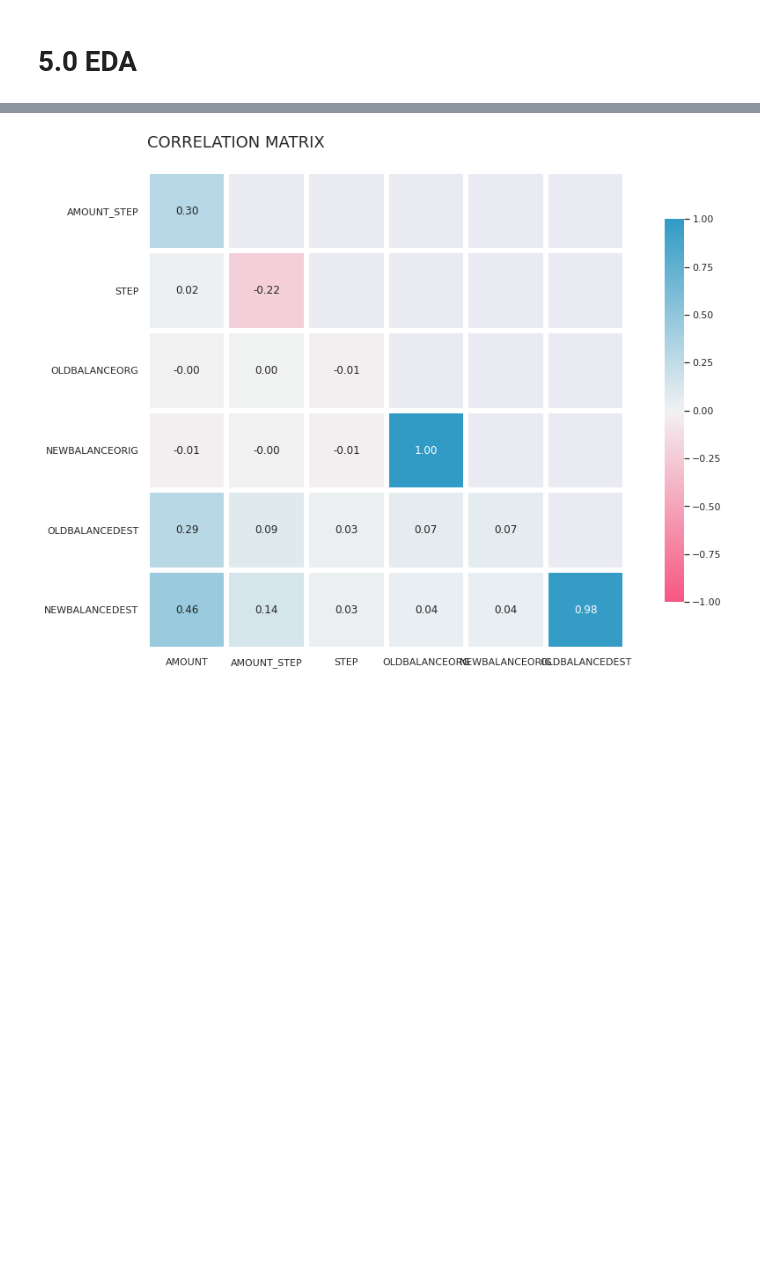
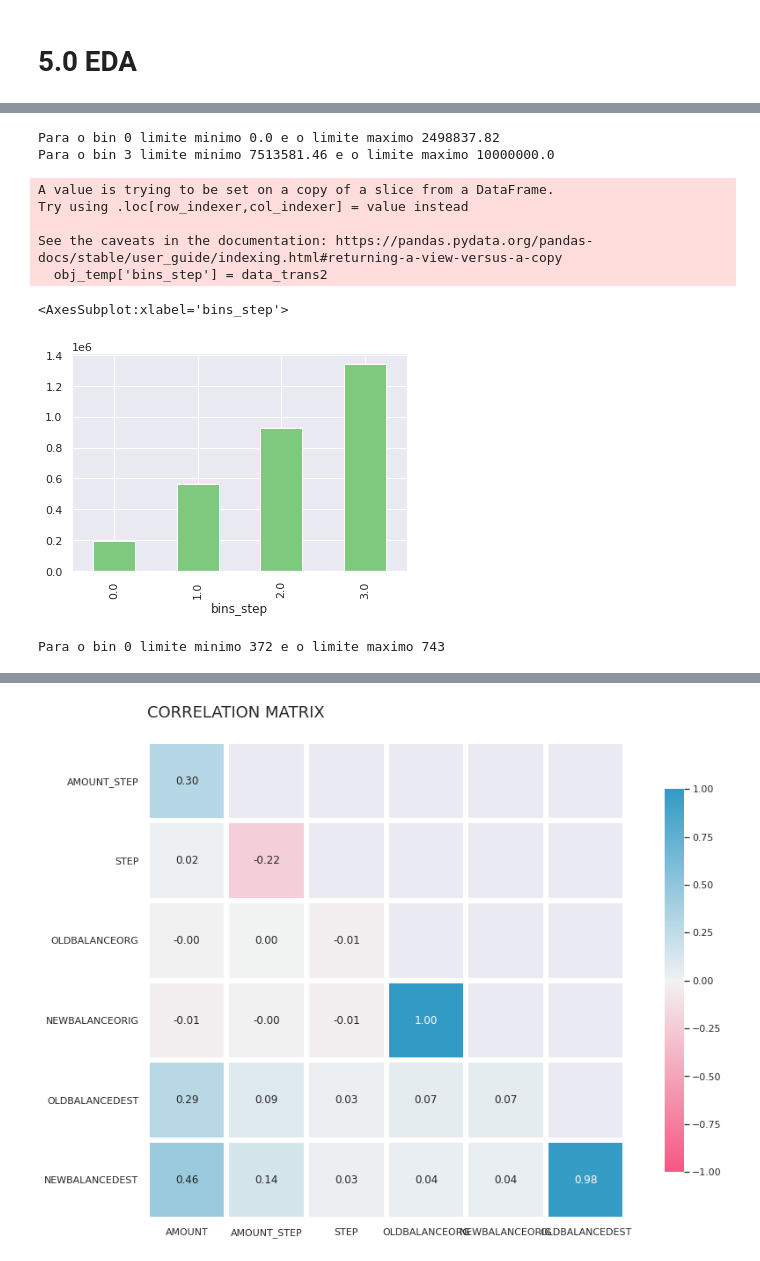
Before and after one commit to bruno154/project-6-blocker-fraud-company, a Jupyter notebook: notebooks/pa002_blocker_fraud.ipynb, the cells around one changed output, grey strips where cells are left out. Drawn from its saved outputs; the diff is of its cells as text; code cells hidden in the pictures; blank space fills up the shorter version.

```diff
--- a/notebooks/pa002_blocker_fraud.ipynb
+++ b/notebooks/pa002_blocker_fraud.ipynb
@@ -134,14 +136,9 @@ def Myheat_map(dataset, variaveis):
 # 1.0 Collect Data
 # %%
 # With pandas
-start = time.time()
-
-train_pd, X_pd, y_pd = get_data(path='../data/trans_fraud_data.csv', target='isFraud')
+train, X, y = get_data(path='../data/trans_fraud_data.csv', target='isFraud')
 print(f'Quantidade de Colunas {train.shape[1]}')
 print(f'Quantidade de Observações {train.shape[0]}')
-train.head()
-
-print(f'\nTempo de execução: {round(time.time()-start,2)} segundos')
 # %% [output]
 Quantidade de Colunas 11
 Quantidade de Observações 6362620
@@ -160,12 +168,7 @@ client = Client(cluster)
 # %%
 # With dask
-start = time.time()
-
-train, X, y = get_data_dask(path='../data/trans_fraud_data.csv', target='isFraud')
+train_da, X_da, y_da = get_data_dask(path='../data/trans_fraud_data.csv', target='isFraud')
 print(f'Quantidade de Colunas {train.shape[1]}')
 
 obs = delayed(len)(delayed(list)(train.index))
 print(f'Quantidade de Observações {obs.compute()}')
-train.head()
-
-print(f'\nTempo de execução: {round(time.time()-start,2)} segundos')
@@ -177,4 +174,0 @@ Tempo de execução: 4.59 segundos
-# %%
-start = time.time()
-train['amount'] = train['amount'] *2
-print(f'\nTempo de execução: {round(time.time()-start,2)} segundos')
@@ -365,0 +389,42 @@ new_treino = treino[mask:]
+# %%
+# bin 0
+bin_0_min = obj_temp.loc[obj_temp['bins']==0,'amount'].min()
+bin_0_max = obj_temp.loc[obj_temp['bins']==0,'amount'].max()
+
+#bin 3
+bin_3_min = obj_temp.loc[obj_temp['bins']==3,'amount'].min()
+bin_3_max = obj_temp.loc[obj_temp['bins']==3,'amount'].max()
+
+# Report
+print(f'Para o bin 0 limite minimo {bin_0_min} e o limite maximo {bin_0_max}')
+print(f'Para o bin 3 limite minimo {bin_3_min} e o limite maximo {bin_3_max}')
+# %% [output]
+Para o bin 0 limite minimo 0.0 e o limite maximo 2498837.82
+Para o bin 3 limite minimo 7513581.46 e o limite maximo 10000000.0
+# %%
+# Step
+
+kbins2 = KBinsDiscretizer(n_bins=4, encode= 'ordinal' , strategy= 'uniform' )
+data_trans2 = kbins2.fit_transform(np.array(obj_temp['step']).reshape(-1, 1))
+
+# Plot
+obj_temp['bins_step'] = data_trans2
+obj_temp.groupby('bins_step').sum()['step'].plot(kind='bar')
+# %% [output]
+A value is trying to be set on a copy of a slice from a DataFrame.
+Try using .loc[row_indexer,col_indexer] = value instead
+
+See the caveats in the documentation: https://pandas.pydata.org/pandas-docs/stable/user_guide/indexing.html#returning-a-view-versus-a-copy
+  obj_temp['bins_step'] = data_trans2
+<AxesSubplot:xlabel='bins_step'>
+[figure, added]
+# %%
+# bin 0
+bin_0_min = obj_temp.loc[obj_temp['bins_step']==2,'step'].min()
+bin_0_max = obj_temp.loc[obj_temp['bins_step']==3,'step'].max()
+
+
+# Report
+print(f'Para o bin 0 limite minimo {bin_0_min} e o limite maximo {bin_0_max}')
+# %% [output]
+Para o bin 0 limite minimo 372 e o limite maximo 743
```
Also changed, not shown: parts of 50 cells of this notebook, 16 other files.
